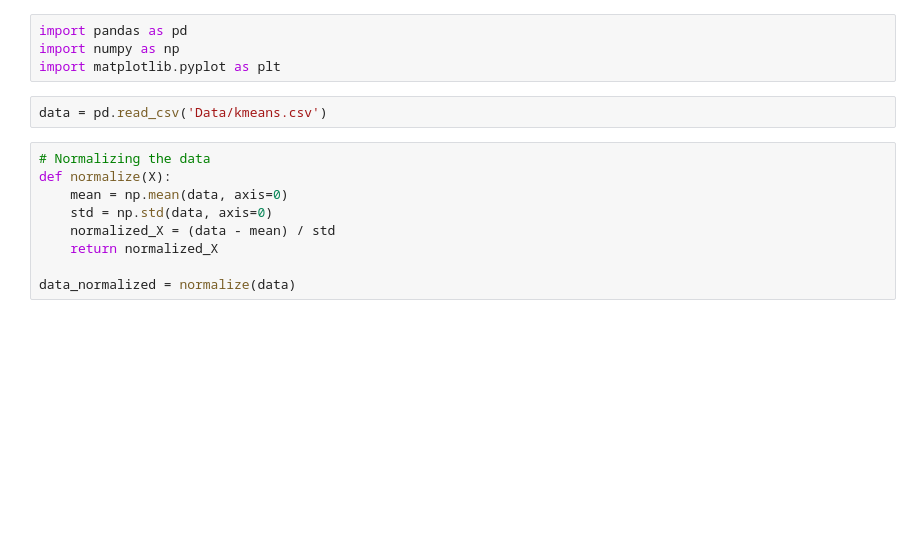
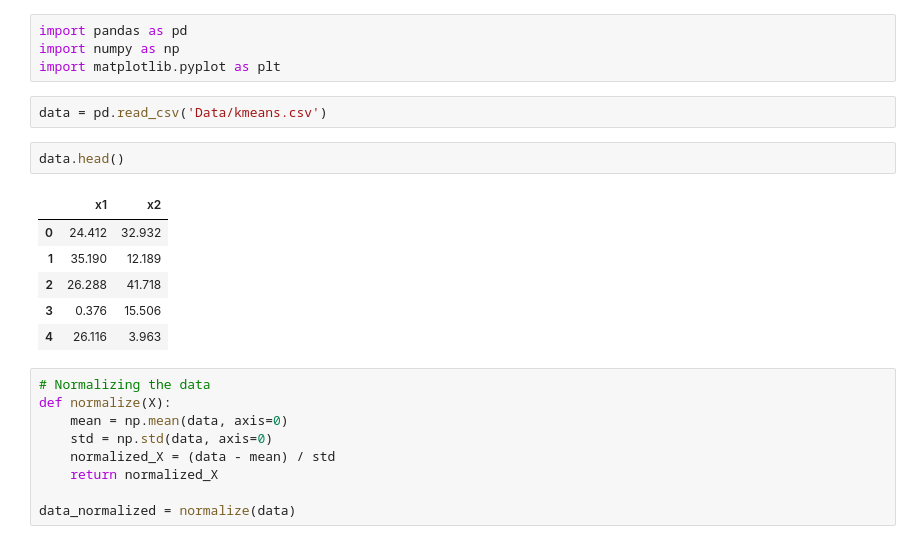
Before and after one commit to Abhishek-Mallick/Machine-Learning-KIIT, a Jupyter notebook: K - Means Clustering/K-means.ipynb, the cells around one changed output. Cells and saved outputs as stored; diff of their text form; blank space fills up the shorter version.

```diff
--- a/K - Means Clustering/K-means.ipynb
+++ b/K - Means Clustering/K-means.ipynb
@@ -4,6 +4,15 @@ import numpy as np
 import matplotlib.pyplot as plt
 # %%
 data = pd.read_csv('Data/kmeans.csv')
+# %%
+data.head()
+# %% [output]
+|  | x1 | x2 |
+| 0 | 24.412 | 32.932 |
+| 1 | 35.190 | 12.189 |
+| 2 | 26.288 | 41.718 |
+| 3 | 0.376 | 15.506 |
+| 4 | 26.116 | 3.963 |
 # %%
 # Normalizing the data
 def normalize(X):
```
Also changed, not shown: parts of 1 cell of this notebook, 1 other file.
